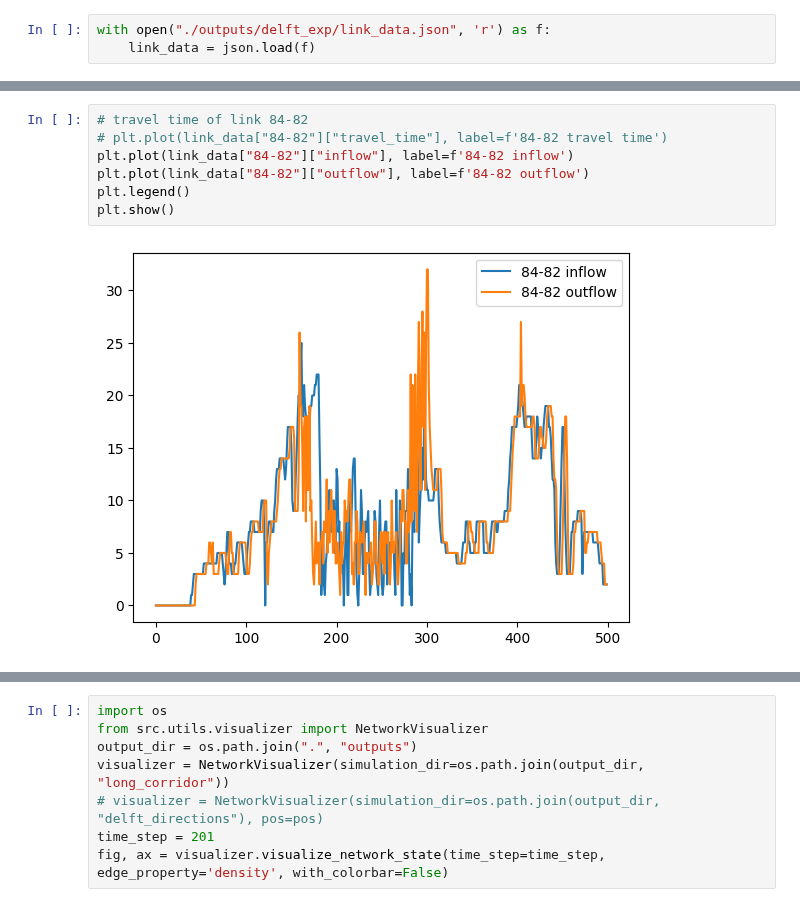
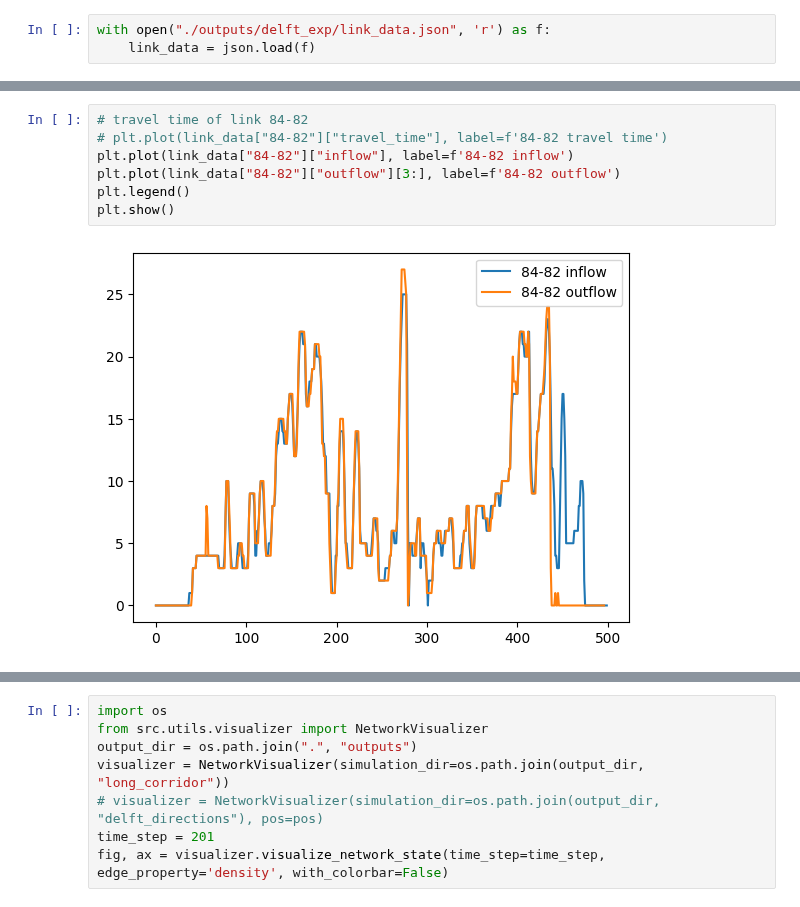
Before and after one commit to WaimenMak/PedNStream, a Jupyter notebook: draft.ipynb, the cells around one changed output, grey strips where cells are left out. Drawn from its saved outputs; the diff is of its cells as text.

```diff
--- a/draft.ipynb
+++ b/draft.ipynb
@@ -619,9 +625,9 @@ plt.show()
 # %%
 # travel time of link 84-82
 # plt.plot(link_data["84-82"]["travel_time"], label=f'84-82 travel time')
 plt.plot(link_data["84-82"]["inflow"], label=f'84-82 inflow')
-plt.plot(link_data["84-82"]["outflow"], label=f'84-82 outflow')
+plt.plot(link_data["84-82"]["outflow"][3:], label=f'84-82 outflow')
 plt.legend()
 plt.show()
 # %% [output]
-[figure, old version]
+[figure, new version]
```
Also changed, not shown: parts of 9 cells of this notebook, 12 other files.
